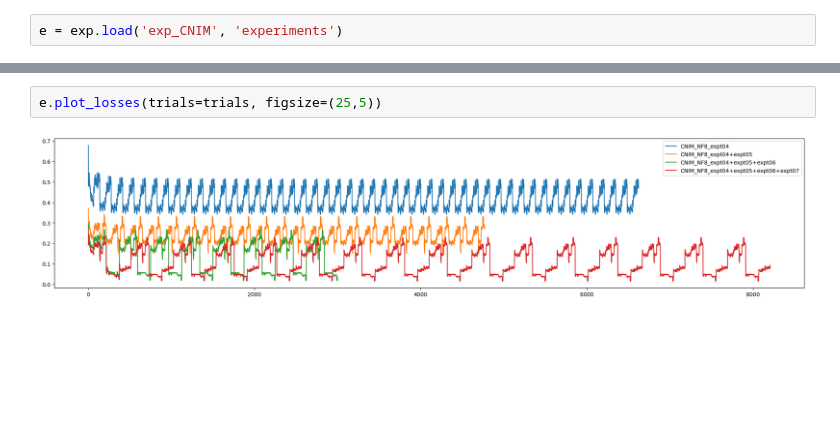
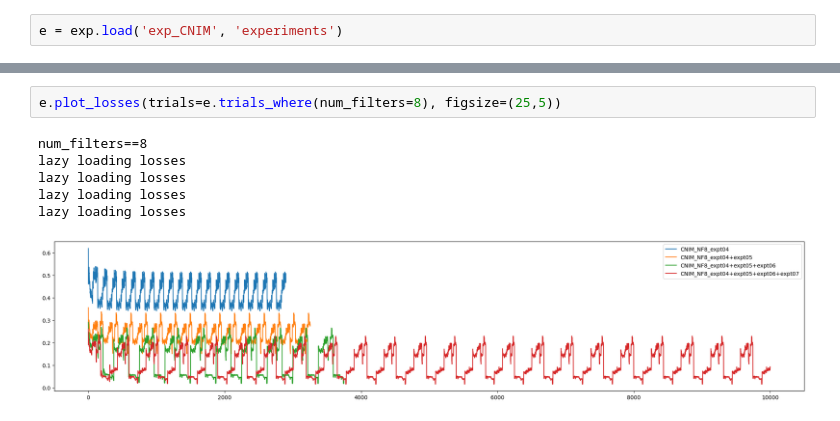
Before and after one commit to NeuroTheoryUMD/mattjac, a Jupyter notebook: v1/exp_CNIM.ipynb, the cells around one changed output, grey strips where cells are left out. Drawn from its saved outputs; the diff is of its cells as text; blank space fills up the shorter version.

```diff
--- a/v1/exp_CNIM.ipynb
+++ b/v1/exp_CNIM.ipynb
@@ -20,4 +33,9 @@ for num_filters in [4,6,8]:
 # %%
-e.plot_losses(trials=trials, figsize=(25,5))
+e.plot_losses(trials=e.trials_where(num_filters=8), figsize=(25,5))
 # %% [output]
+num_filters==8
+lazy loading losses
+lazy loading losses
+lazy loading losses
+lazy loading losses
-[figure, old version]
+[figure, new version]
```
Also changed, not shown: parts of 5 cells of this notebook, 5 other files.
